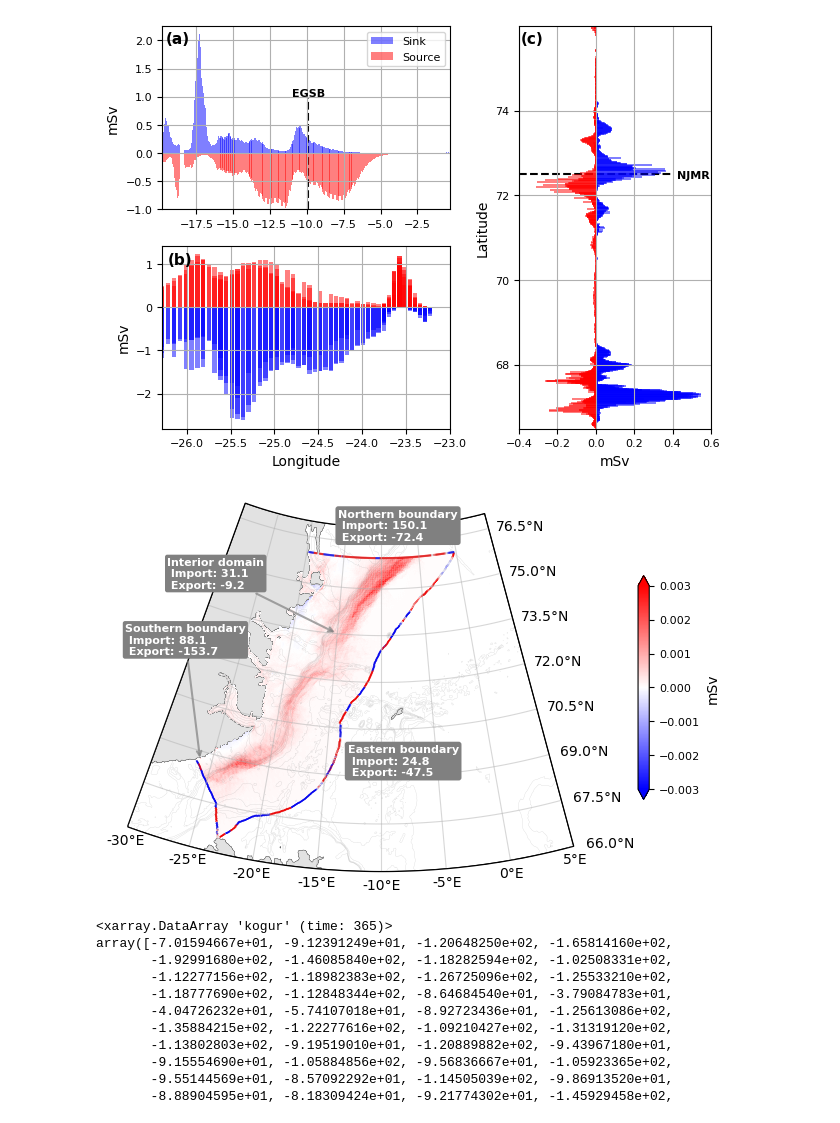
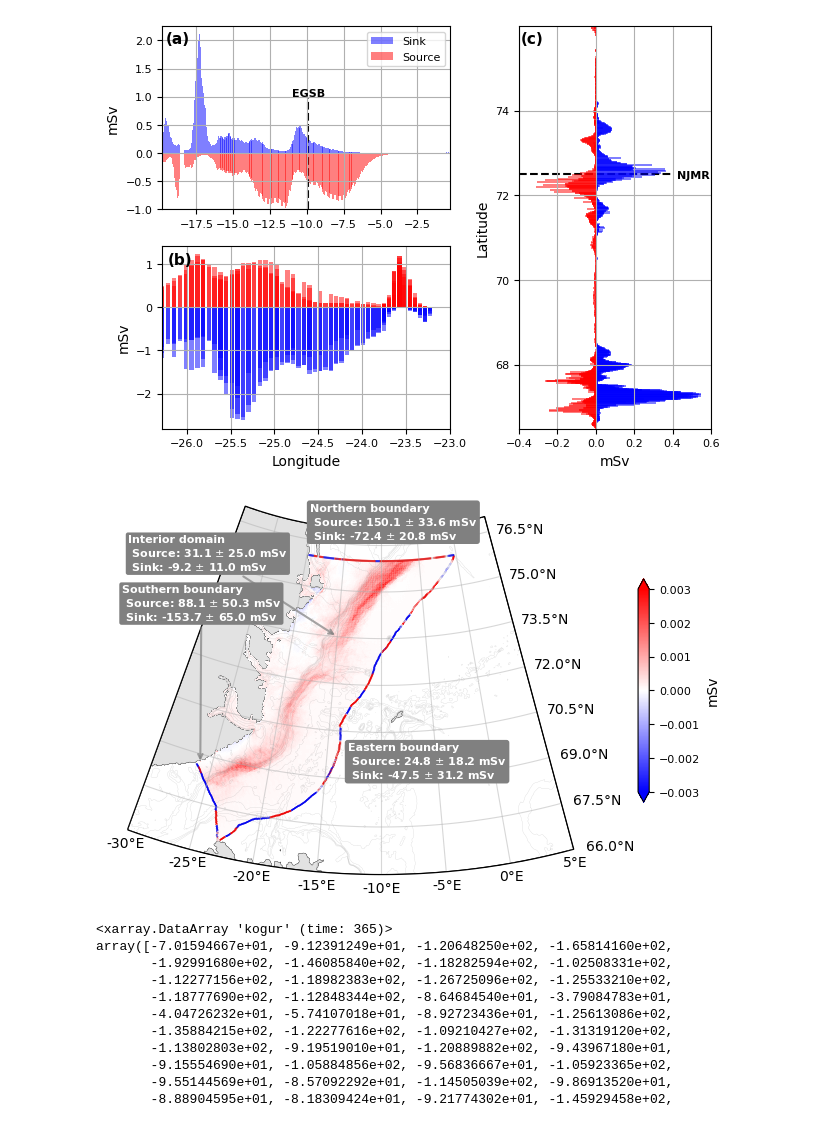
Before and after one commit to EirikKvamme/MScEirik, a Jupyter notebook: FW_budget/Full_FW_budget_76N.ipynb, the cells around one changed output. Saved outputs shown, nothing was run; the diff lists cells and outputs as text; code cells hidden in the pictures.

```diff
--- a/FW_budget/Full_FW_budget_76N.ipynb
+++ b/FW_budget/Full_FW_budget_76N.ipynb
@@ -679,8 +700,8 @@ ax.add_collection(main_lc)
 # Text
 
 texts = [
-    (f'Northern boundary\n Import: {np.round(-north_h_n.sum().values,1)}\n Export: {np.round(-north_h_p.sum().values,1)}', -16, 76.5),
-    (f'Eastern boundary\n Import: {np.round(-shelfExtended_h_n.sum().values + -shelfExtendedKogur_h_n.sum().values,1)}\n Export: {np.round(-shelfExtended_h_p.sum().values + -shelfExtendedKogur_h_p.sum().values,1)}', -13, 69)
+    (f'Northern boundary\n Source: {np.round(-north_h_n.sum().values,1)} $\pm$ 33.6 mSv\n Sink: {np.round(-north_h_p.sum().values,1)} $\pm$ 20.8 mSv', -20, 76.5),
+    (f'Eastern boundary\n Source: {np.round(-shelfExtended_h_n.sum().values + -shelfExtendedKogur_h_n.sum().values,1)} $\pm$ 18.2 mSv\n Sink: {np.round(-shelfExtended_h_p.sum().values + -shelfExtendedKogur_h_p.sum().values,1)} $\pm$ 31.2 mSv', -13, 69)
     #(f'Net land runoff and precipitation \n Import: {np.round(FW_input2_mean.sum().values,4)}',-35,74.5)
 ]
 
@@ -689,12 +710,12 @@ for text, x, y in texts:
             fontsize=8, weight='bold', color='white',
             bbox=dict(facecolor='grey', alpha=1, edgecolor='none', boxstyle='round,pad=0.25'))
 
-text_location = (-36, 71)
+text_location = (-38, 72)
 arrow_location = (-26, 68.7)
 
 (f'', )
 # Add the annotation with an arrow
-ax.annotate(f'Southern boundary\n Import: {np.round(kogur_h_p.sum().values,1)}\n Export: {np.round(kogur_h_n.sum().values,1)}',
+ax.annotate(f'Southern boundary\n Source: {np.round(kogur_h_p.sum().values,1)} $\pm$ 50.3 mSv\n Sink: {np.round(kogur_h_n.sum().values,1)} $\pm$ 65.0 mSv',
             xy=arrow_location,
             xytext=text_location,
             fontsize=8,
@@ -704,11 +725,11 @@ ax.annotate(f'Southern boundary\n Import: {np.round(kogur_h_p.sum().values,1)}\n
             arrowprops=dict(facecolor='grey', edgecolor='grey', arrowstyle='->', lw=1.5,alpha=0.7),
             transform=ccrs.PlateCarree())
 
-text_location = (-35, 73.5)
+text_location = (-40, 73.5)
 arrow_location = (-15, 73.5)
 
 # Add the annotation with an arrow
-ax.annotate(f'Interior domain\n Import: {np.round(FW_in_p.values,1)} \n Export: {np.round(FW_in_n.values,1)}',
+ax.annotate(f'Interior domain\n Source: {np.round(FW_in_p.values,1)} $\pm$ 25.0 mSv\n Sink: {np.round(FW_in_n.values,1)} $\pm$ 11.0 mSv',
             xy=arrow_location,
             xytext=text_location,
             fontsize=8,
@@ -741,34 +762,34 @@ codes = [Path.MOVETO] + [Path.LINETO] * (len(verts_proj) - 1) + [Path.CLOSEPOLY]
 path = Path(np.vstack([verts_proj, verts_proj[0]]), codes)
 patch = PathPatch(path, transform=ax.transData, edgecolor='black', facecolor='none')
 ax.add_patch(patch)
 
 # Set the boundary using the transformed path
 ax.set_boundary(patch.get_path(), transform=ax.transData)
 
 # Add gridlines without labels
 gl = ax.gridlines(draw_labels=False,alpha=0.5)
 
 # Manually add the labels for the bottom and right sides
 xticks = np.arange(extent[0]-10, extent[1]-10 + 1, 5)  # Adjust the range and step as needed
 yticks = np.arange(extent[2], extent[3] + 1, 1.5)  # Adjust the range and step as needed
 
 # Add bottom labels
 for xtick in xticks:
     ax.text(xtick, extent[2]-0.2, f'{xtick}°E', transform=ccrs.PlateCarree(),
             fontsize=10, ha='center', va='top')
 
 # Add right labels
 for ytick in yticks:
     ax.text(extent[1] + 1-10, ytick, f'{ytick}°N', transform=ccrs.PlateCarree(),
             fontsize=10, ha='left', va='center')
 
 
 # Save the figure
 fig.savefig(r'/nird/home/ekv036/MSc/Fig/ModelFWTMap',dpi=300, facecolor='w', edgecolor='w',
           orientation='landscape', format=None,
           transparent=False, bbox_inches=None,pad_inches=0.25)
 # %% [output]
-[figure, old version]
+[figure, new version]
 # %%
 import pandas as pd
 
```
Also changed, not shown: parts of 2 cells of this notebook, 1 other file.
